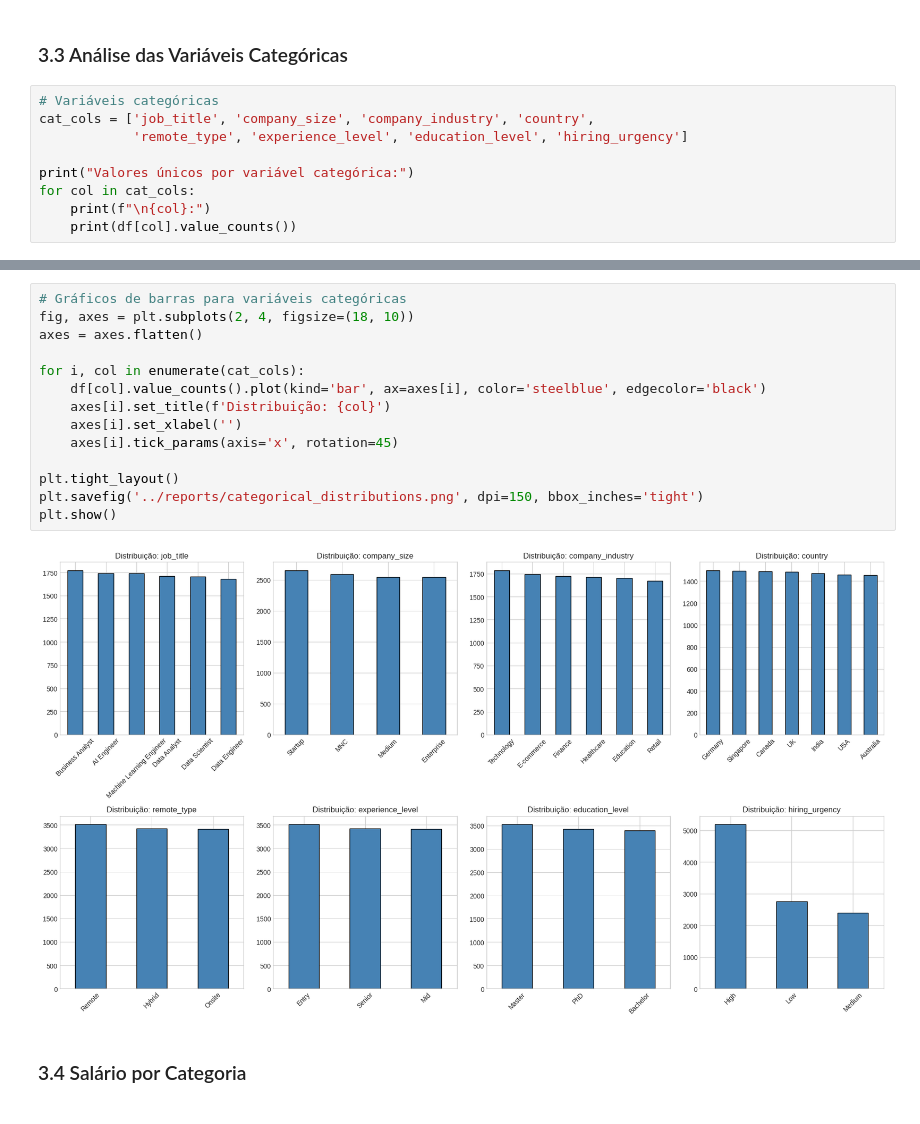
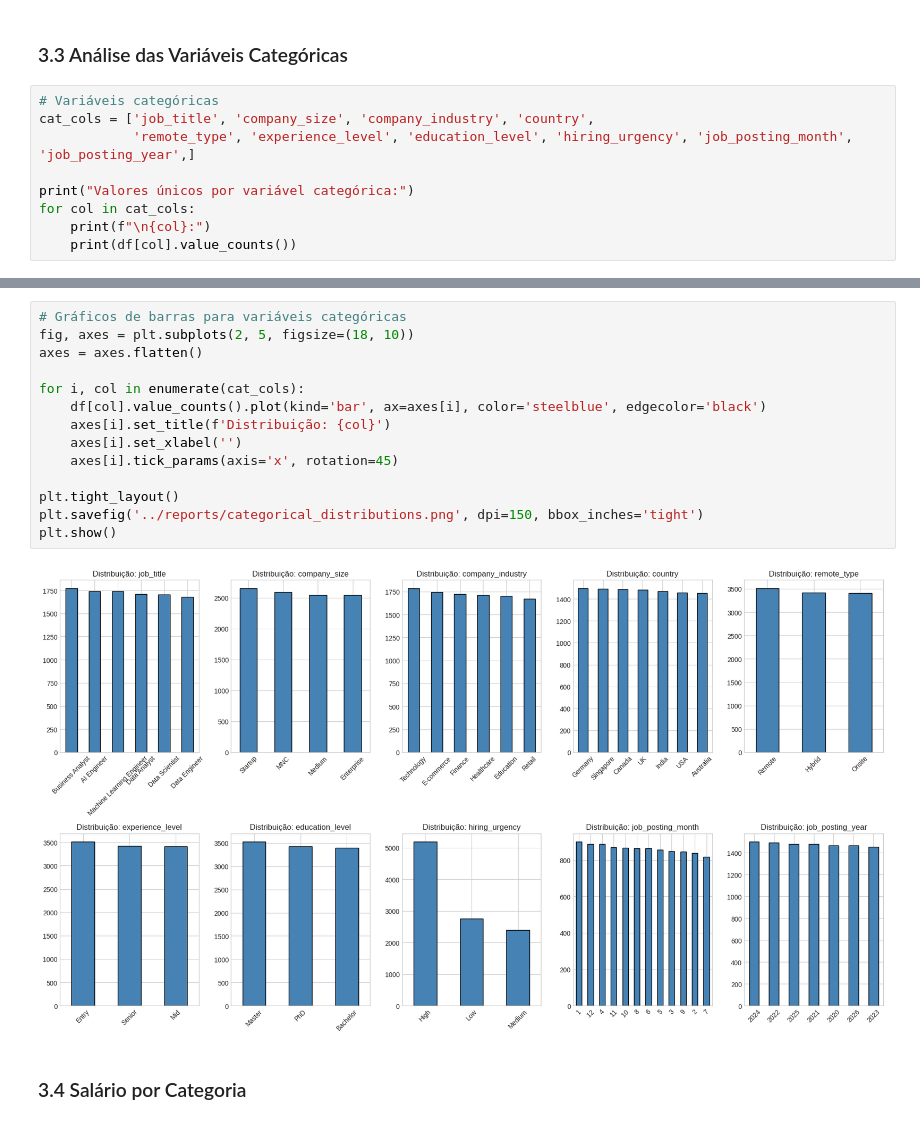
Before and after one commit to JaumGabriell/testesC318, a Jupyter notebook: notebooks/main_analysis.ipynb, the cells around one changed output, grey strips where cells are left out. Cells and saved outputs as stored; diff of their text form.

```diff
--- a/notebooks/main_analysis.ipynb
+++ b/notebooks/main_analysis.ipynb
@@ -239,7 +234,7 @@ plt.show()
 # %%
 # Variáveis categóricas
 cat_cols = ['job_title', 'company_size', 'company_industry', 'country',
-            'remote_type', 'experience_level', 'education_level', 'hiring_urgency']
+            'remote_type', 'experience_level', 'education_level', 'hiring_urgency', 'job_posting_month', 'job_posting_year',]
 
 print("Valores únicos por variável categórica:")
 for col in cat_cols:
@@ -265,20 +260,20 @@ Medium    2394
 Name: count, dtype: int64
 # %%
 # Gráficos de barras para variáveis categóricas
-fig, axes = plt.subplots(2, 4, figsize=(18, 10))
+fig, axes = plt.subplots(2, 5, figsize=(18, 10))
 axes = axes.flatten()
 
 for i, col in enumerate(cat_cols):
     df[col].value_counts().plot(kind='bar', ax=axes[i], color='steelblue', edgecolor='black')
     axes[i].set_title(f'Distribuição: {col}')
     axes[i].set_xlabel('')
     axes[i].tick_params(axis='x', rotation=45)
 
 plt.tight_layout()
 plt.savefig('../reports/categorical_distributions.png', dpi=150, bbox_inches='tight')
 plt.show()
 # %% [output]
-[figure, old version]
+[figure, new version]
 # %% [markdown]
 ### 3.4 Salário por Categoria
 # %%
```
Also changed, not shown: parts of 44 cells of this notebook, 2 other files.
